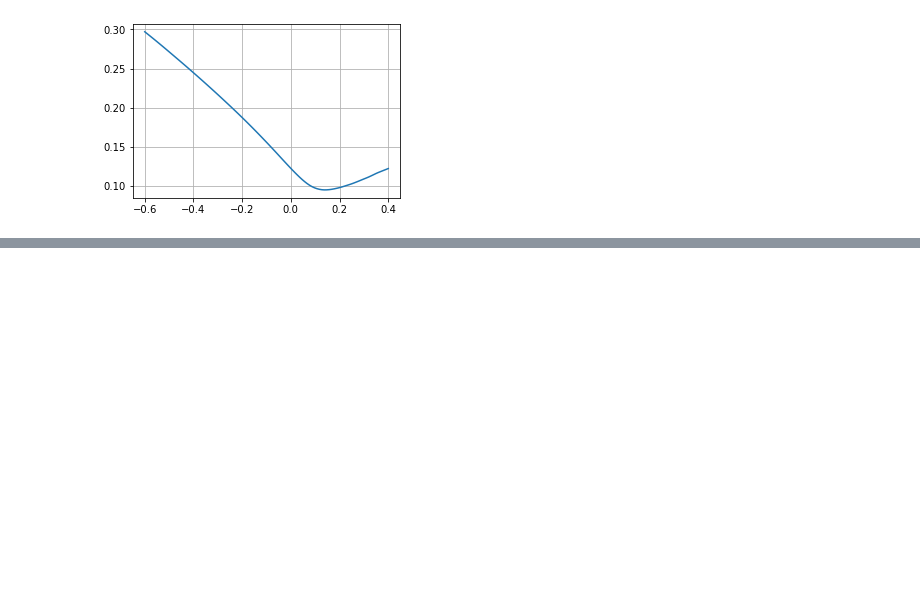
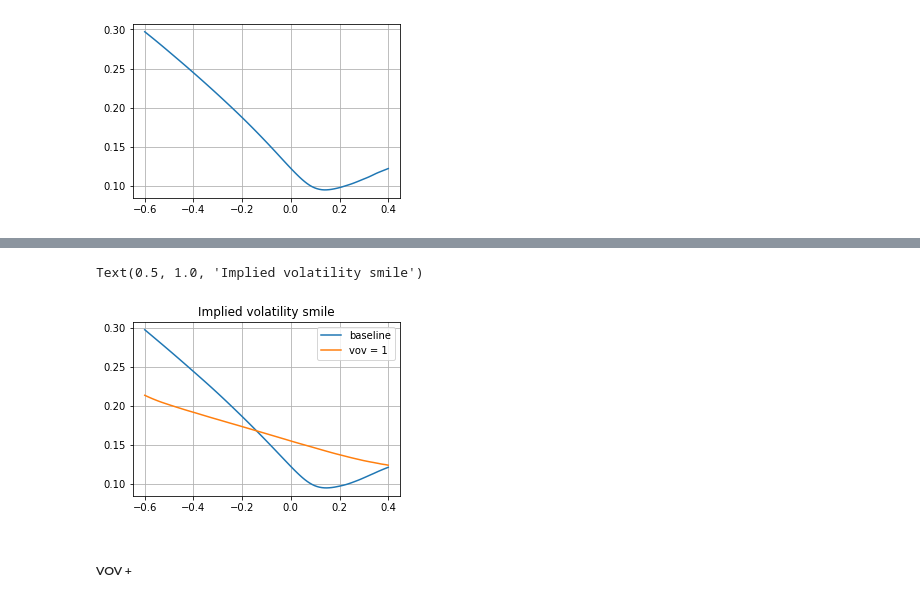
Before and after one commit to Julien-website/Stochastic_Loc_Vol_Project, a Jupyter notebook: ComputingAssignment - AdvancedCalibrationMethodsAndVixDerivatives.ipynb, the cells around one changed output, grey strips where cells are left out. Saved outputs shown, nothing was run; the diff lists cells and outputs as text; code cells hidden in the pictures; blank space fills up the shorter version.

```diff
--- a/ComputingAssignment - AdvancedCalibrationMethodsAndVixDerivatives.ipynb
+++ b/ComputingAssignment - AdvancedCalibrationMethodsAndVixDerivatives.ipynb
@@ -1527,0 +1570,12 @@ plt.grid()
+# %%
+plt.figure()
+plt.plot(lm, iv_base, label="baseline")
+plt.plot(lm, iv, label="vov = 1")
+plt.legend()
+plt.grid()
+plt.title("Implied volatility smile")
+# %% [output]
+Text(0.5, 1.0, 'Implied volatility smile')
+[figure, added]
+# %% [markdown]
+##### VOV +
```
Also changed, not shown: parts of 9 cells of this notebook.
